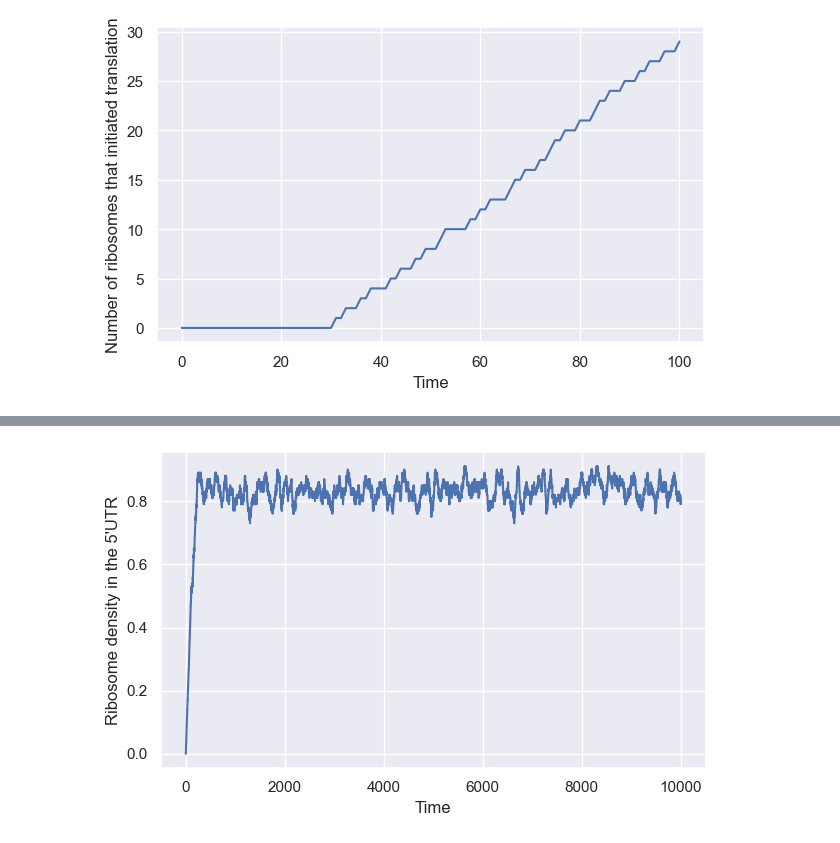
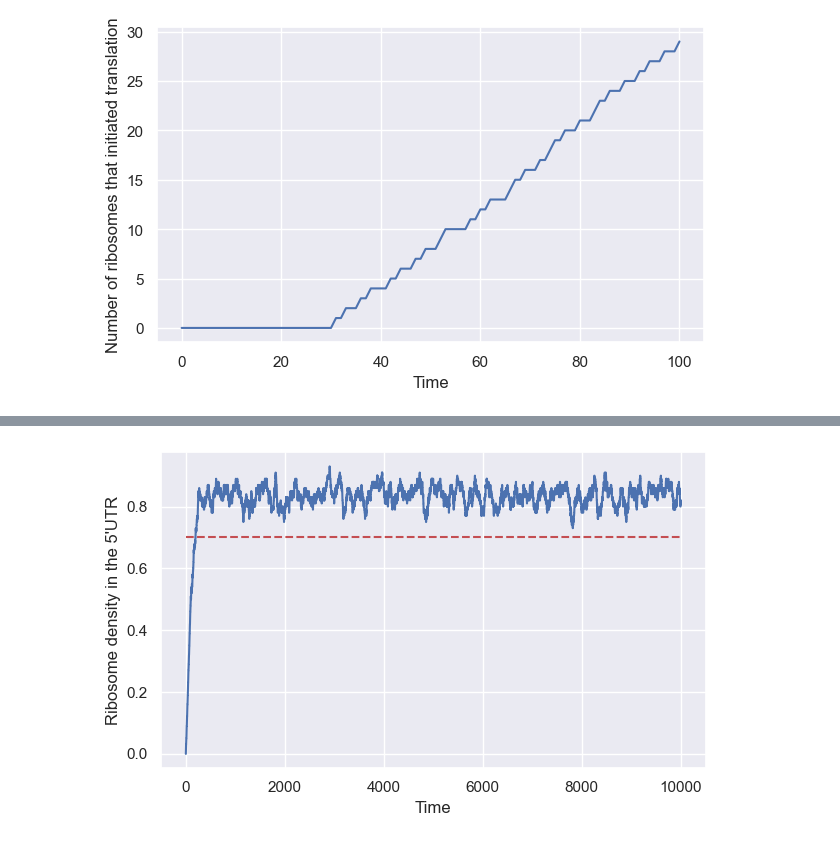
Before and after one commit to gabin-rousseau/roadblock_project, a Jupyter notebook: python/rini_v0-2_comparison_0-3.ipynb, the cells around one changed output, grey strips where cells are left out. Cells and saved outputs as stored; diff of their text form; code cells hidden in the pictures.

```diff
--- a/python/rini_v0-2_comparison_0-3.ipynb
+++ b/python/rini_v0-2_comparison_0-3.ipynb
@@ -484,14 +484,14 @@ plt.show();
 # %%
 #DENSITY VS. TIME High density (b < 1/2 and a > b)
 #EXPECTED: d=1-b (b=0.3 here so 0.7)
 plt.figure(figsize = (12, 4))
 plt.subplot(121)
 sns.lineplot(x='time', y='density', data=rini(b=0.3,t=10000,L=100))
-
+plt.plot([0,10000], [0.7,0.7], '--',color='r')
 plt.xlabel('Time')
 plt.ylabel("Ribosome density in the 5'UTR")
 
 plt.tight_layout()
 plt.show();
 # %% [output]
-[figure, old version]
+[figure, new version]
```
Also changed, not shown: parts of 2 cells of this notebook, 1 other file.
